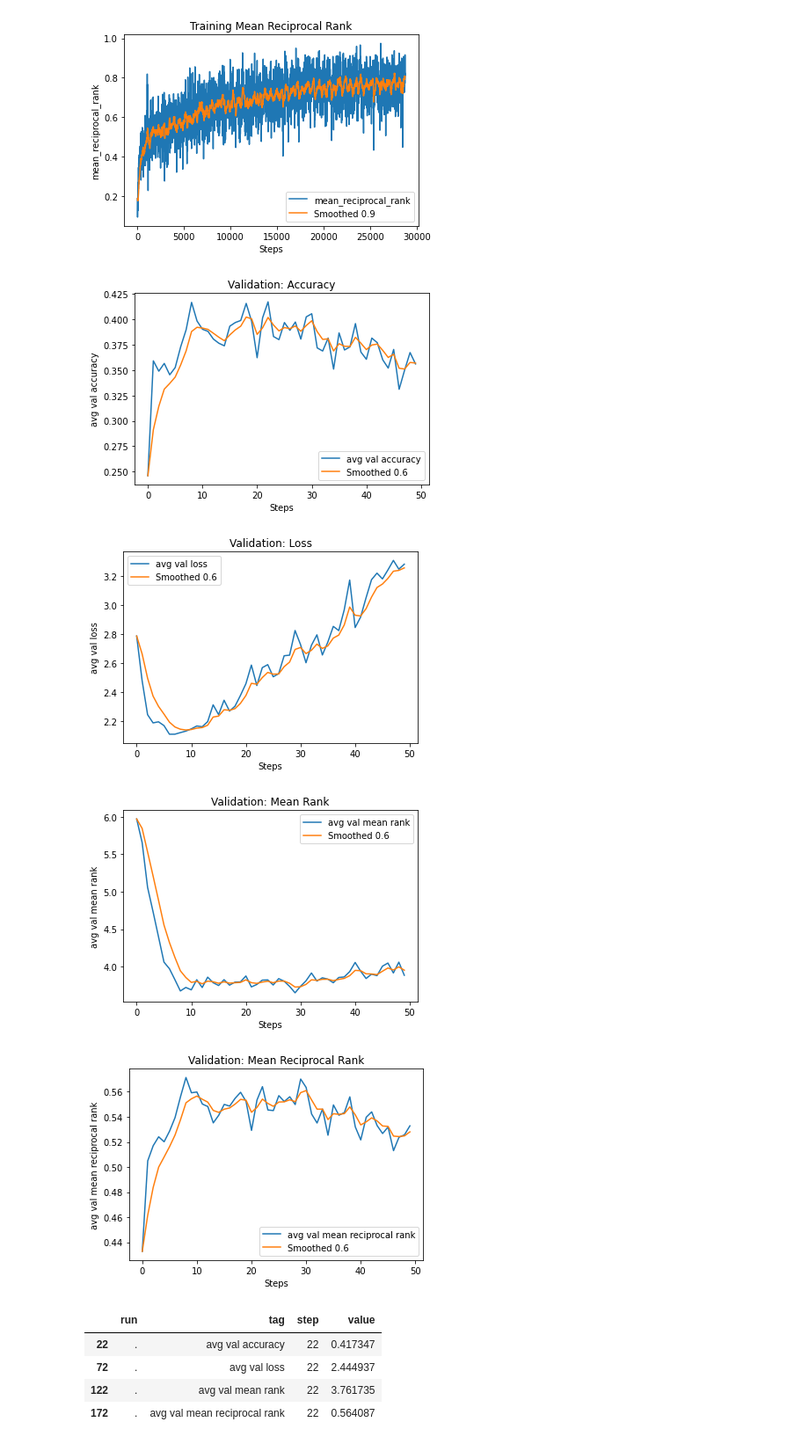
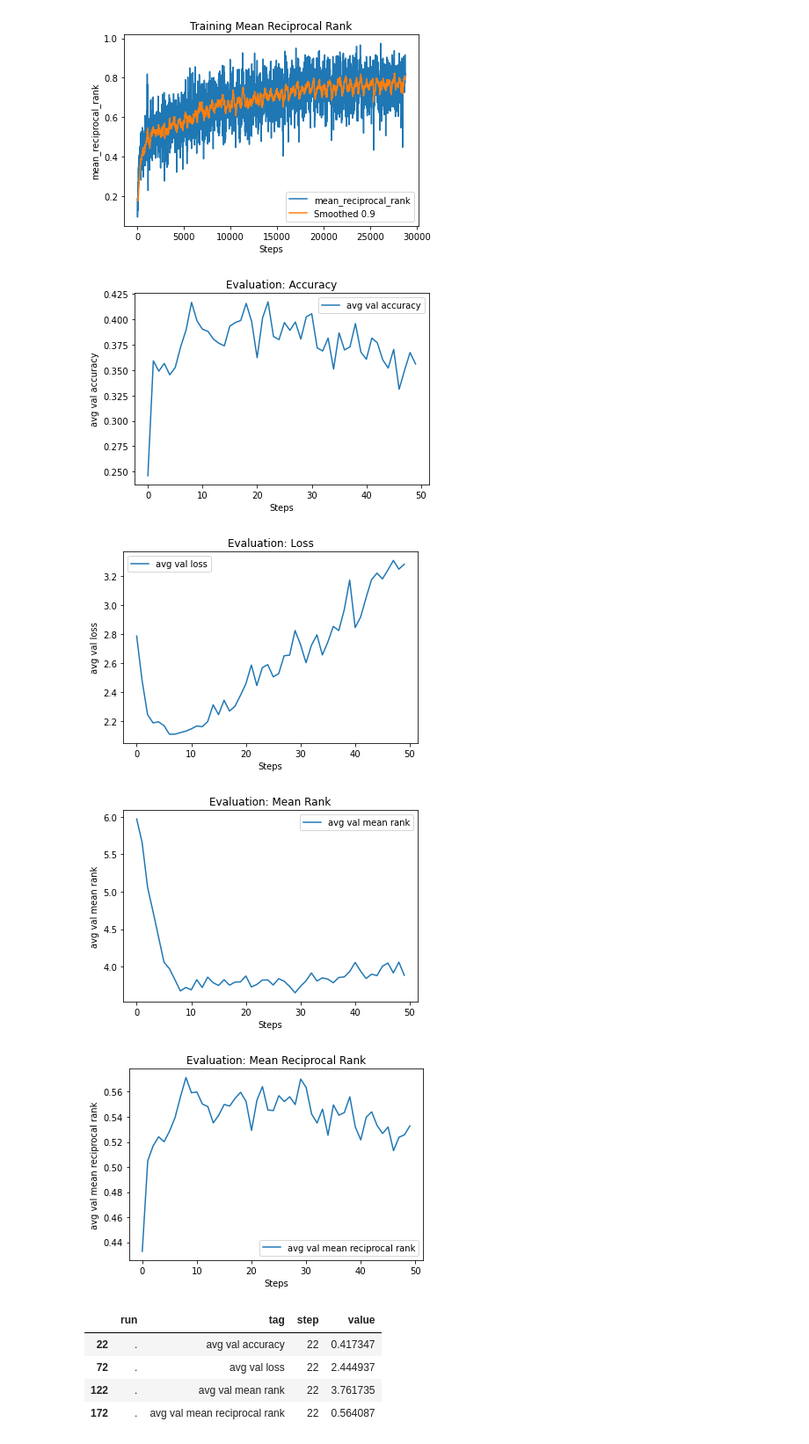
Before and after one commit to YasMME/thesisproj, a Jupyter notebook: TensorboardResultsAnalysis.ipynb, the cells around one changed output. Shown at 88% size. Saved outputs shown, nothing was run; the diff lists cells and outputs as text; code cells hidden in the pictures.

```diff
--- a/TensorboardResultsAnalysis.ipynb
+++ b/TensorboardResultsAnalysis.ipynb
@@ -38,9 +38,10 @@ def generate_metric_plot(dataframe, metric_name, title, figure_path, smoothing):
     metric_frame = metric_frame.reset_index()
     steps = metric_frame['step']
     values = metric_frame['value']
-    smoothed = smooth(values, smoothing)
     plt.plot(steps, values, label=metric_name)
-    plt.plot(steps, smoothed, label='Smoothed ' + str(smoothing))
+    if smoothing != 0:
+        smoothed = smooth(values, smoothing)
+        plt.plot(steps, smoothed, label='Smoothed ' + str(smoothing))
     plt.legend()
     plt.title(title)
     plt.xlabel('Steps')
@@ -195,15 +196,15 @@ category_df = category_experiment.get_scalars()
 # %%
 figure_path = '/home/yasmeen/Desktop/thesisproj/thesis/figure/results/semantic_categories/eval'
 
-generate_metric_plot(category_df, 'avg val accuracy', 'Validation: Accuracy', figure_path, 0.6)
-generate_metric_plot(category_df, 'avg val loss', 'Validation: Loss', figure_path,  0.6)
-generate_metric_plot(category_df, 'avg val mean rank', 'Validation: Mean Rank', figure_path, 0.6)
-generate_metric_plot(category_df, 'avg val mean reciprocal rank', 'Validation: Mean Reciprocal Rank', figure_path, 0.6)
+generate_metric_plot(category_df, 'avg val accuracy', 'Evaluation: Accuracy', figure_path, 0)
+generate_metric_plot(category_df, 'avg val loss', 'Evaluation: Loss', figure_path,  0)
+generate_metric_plot(category_df, 'avg val mean rank', 'Evaluation: Mean Rank', figure_path, 0)
+generate_metric_plot(category_df, 'avg val mean reciprocal rank', 'Evaluation: Mean Reciprocal Rank', figure_path, 0)
 # %% [output]
-[figure, old version]
+[figure, new version]
-[figure, old version]
+[figure, new version]
-[figure, old version]
+[figure, new version]
-[figure, old version]
+[figure, new version]
 # %%
 get_maximum_row(category_df, 'avg val accuracy')
 # %% [output]
```
Also changed, not shown: parts of 2 cells of this notebook, 20 other files.
